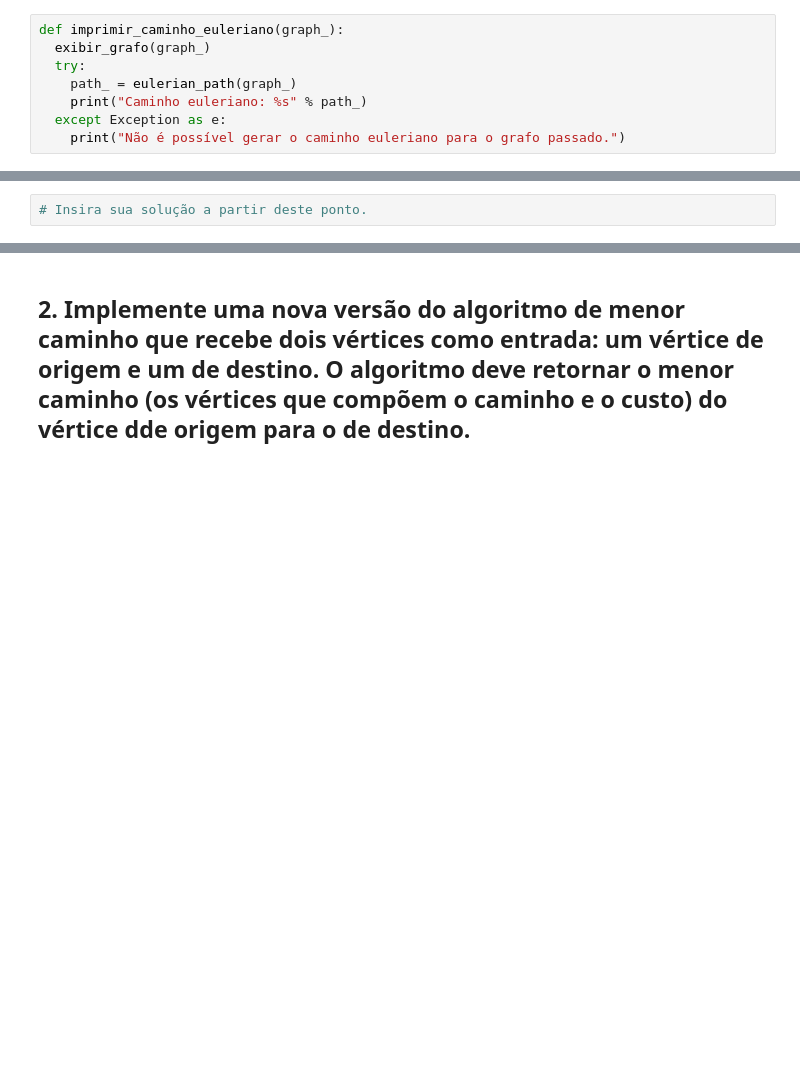
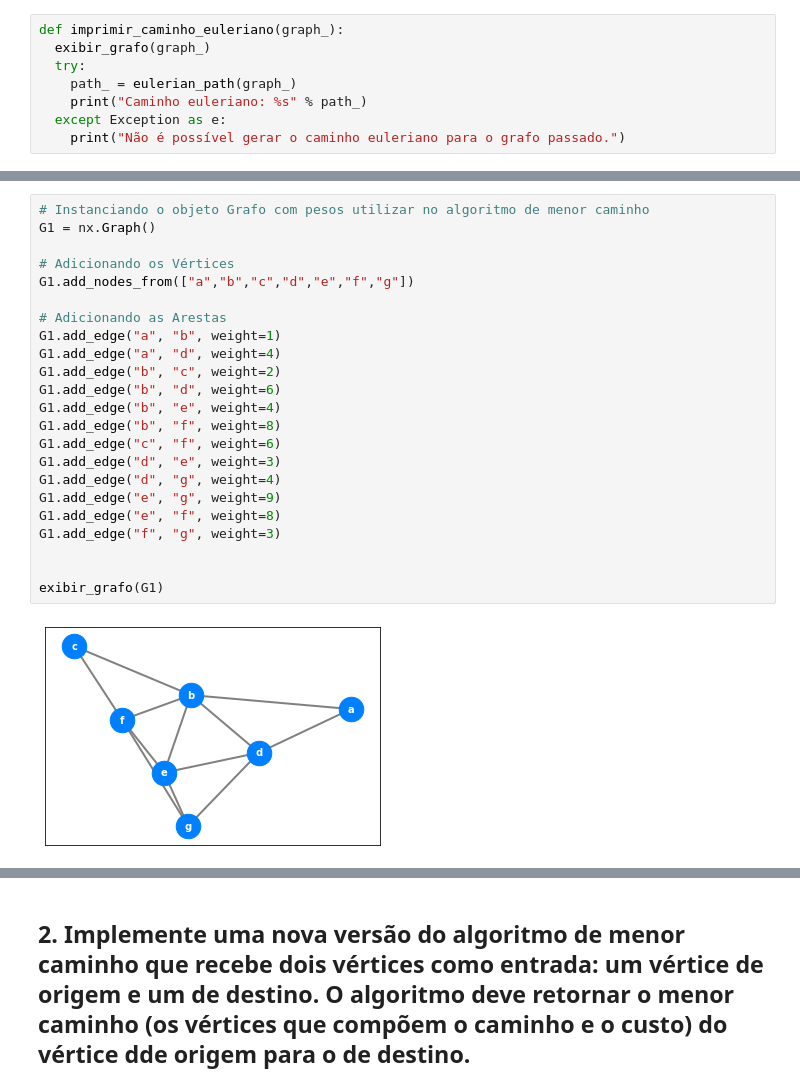
Before and after one commit to adolfoguimaraes/teoriadosgrafos, a Jupyter notebook: 03_Caminhos.ipynb, the cells around one changed output, grey strips where cells are left out. Saved outputs shown, nothing was run; the diff lists cells and outputs as text; blank space fills up the shorter version.

```diff
--- a/03_Caminhos.ipynb
+++ b/03_Caminhos.ipynb
@@ -244,5 +244,28 @@ Agora é sua vez!!!
 ![](https://media.giphy.com/media/cXblnKXr2BQOaYnTni/giphy.gif?cid=ecf05e47tlmhz9i8c593eu0i1jpibaq9mkgtw5tl9vgu9ynu&rid=giphy.gif&ct=g)
 
 ## 1. Implemente o algoritmo de menor caminho que recebe como parâmetro um vértice e imprime a tabela de menor caminho vista em sala de aula.
-# %%
-# Insira sua solução a partir deste ponto.
+# %%
+# Instanciando o objeto Grafo com pesos utilizar no algoritmo de menor caminho
+G1 = nx.Graph()
+
+# Adicionando os Vértices
+G1.add_nodes_from(["a","b","c","d","e","f","g"])
+
+# Adicionando as Arestas
+G1.add_edge("a", "b", weight=1)
+G1.add_edge("a", "d", weight=4)
+G1.add_edge("b", "c", weight=2)
+G1.add_edge("b", "d", weight=6)
+G1.add_edge("b", "e", weight=4)
+G1.add_edge("b", "f", weight=8)
+G1.add_edge("c", "f", weight=6)
+G1.add_edge("d", "e", weight=3)
+G1.add_edge("d", "g", weight=4)
+G1.add_edge("e", "g", weight=9)
+G1.add_edge("e", "f", weight=8)
+G1.add_edge("f", "g", weight=3)
+
+
+exibir_grafo(G1)
+# %% [output]
+[figure, added]
```
Also changed, not shown: parts of 13 cells of this notebook.
